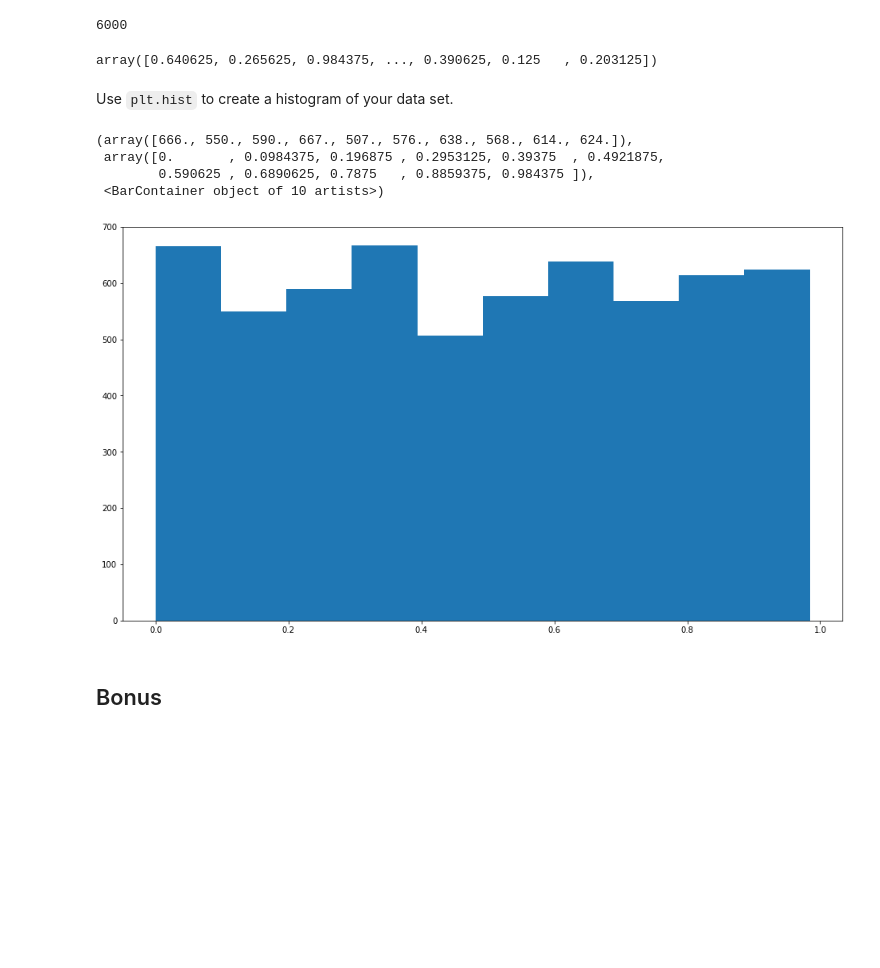
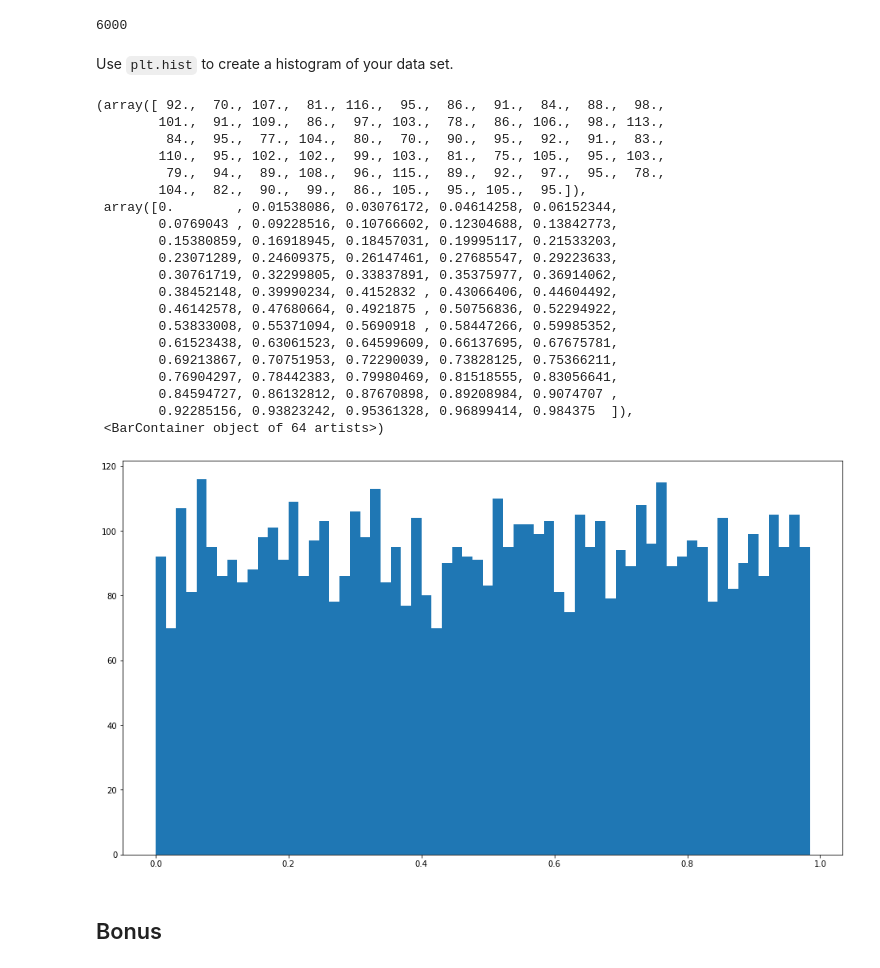
Before and after one commit to mkuchle16/biophysics, a Jupyter notebook: week-02/problem-3.2.ipynb, the cells around one changed output. Drawn from its saved outputs; the diff is of its cells as text; code cells hidden in the pictures; blank space fills up the shorter version.

```diff
--- a/week-02/problem-3.2.ipynb
+++ b/week-02/problem-3.2.ipynb
@@ -65,21 +69,35 @@ for N in range(6000):
 len(fractions) #checking that the fractions array has 6000 entities in it
 # %% [output]
 6000
-# %%
-fractions
-# %% [output]
-array([0.640625, 0.265625, 0.984375, ..., 0.390625, 0.125   , 0.203125])
+# %%
+Bins = len(np.unique(fractions))
 # %% [markdown]
 Use `plt.hist` to create a histogram of your data set.
 # %%
 plt.figure(figsize=(16,9))
-plt.hist(fractions)
+plt.hist(fractions,bins=Bins)
 # %% [output]
-(array([666., 550., 590., 667., 507., 576., 638., 568., 614., 624.]),
- array([0.       , 0.0984375, 0.196875 , 0.2953125, 0.39375  , 0.4921875,
-        0.590625 , 0.6890625, 0.7875   , 0.8859375, 0.984375 ]),
- <BarContainer object of 10 artists>)
+(array([ 92.,  70., 107.,  81., 116.,  95.,  86.,  91.,  84.,  88.,  98.,
+        101.,  91., 109.,  86.,  97., 103.,  78.,  86., 106.,  98., 113.,
+         84.,  95.,  77., 104.,  80.,  70.,  90.,  95.,  92.,  91.,  83.,
+        110.,  95., 102., 102.,  99., 103.,  81.,  75., 105.,  95., 103.,
+         79.,  94.,  89., 108.,  96., 115.,  89.,  92.,  97.,  95.,  78.,
+        104.,  82.,  90.,  99.,  86., 105.,  95., 105.,  95.]),
+ array([0.        , 0.01538086, 0.03076172, 0.04614258, 0.06152344,
+        0.0769043 , 0.09228516, 0.10766602, 0.12304688, 0.13842773,
+        0.15380859, 0.16918945, 0.18457031, 0.19995117, 0.21533203,
+        0.23071289, 0.24609375, 0.26147461, 0.27685547, 0.29223633,
+        0.30761719, 0.32299805, 0.33837891, 0.35375977, 0.36914062,
+        0.38452148, 0.39990234, 0.4152832 , 0.43066406, 0.44604492,
+        0.46142578, 0.47680664, 0.4921875 , 0.50756836, 0.52294922,
+        0.53833008, 0.55371094, 0.5690918 , 0.58447266, 0.59985352,
+        0.61523438, 0.63061523, 0.64599609, 0.66137695, 0.67675781,
+        0.69213867, 0.70751953, 0.72290039, 0.73828125, 0.75366211,
+        0.76904297, 0.78442383, 0.79980469, 0.81518555, 0.83056641,
+        0.84594727, 0.86132812, 0.87670898, 0.89208984, 0.9074707 ,
+        0.92285156, 0.93823242, 0.95361328, 0.96899414, 0.984375  ]),
+ <BarContainer object of 64 artists>)
-[figure, old version]
+[figure, new version]
 # %% [markdown]
 ## Bonus
 # %% [markdown]
```
Also changed, not shown: parts of 4 cells of this notebook.
